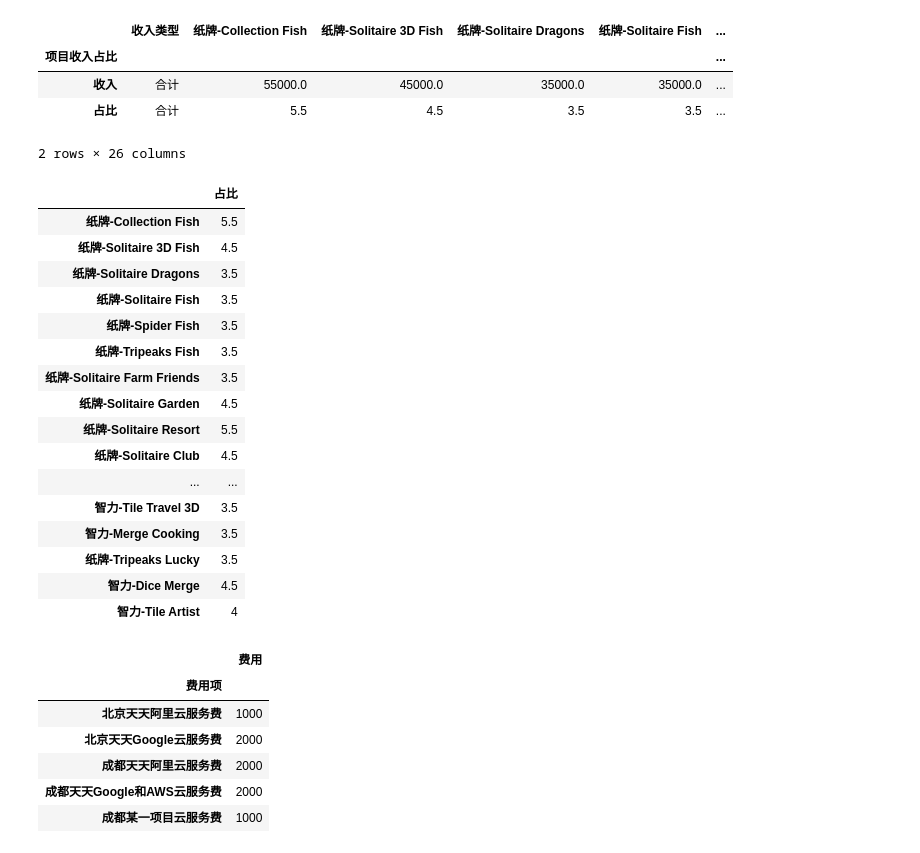
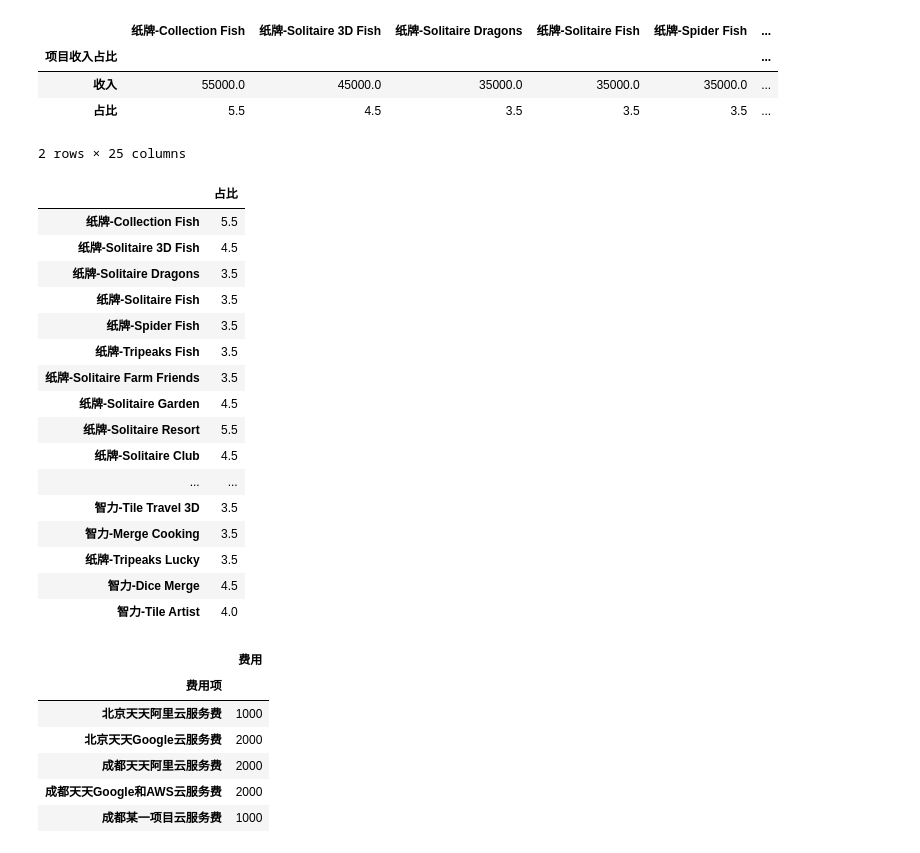
Before and after one commit to liaozhonghui/python-excel, a Jupyter notebook: 云服务费-技术服务费-运营费用.ipynb, the cells around one changed output. Cells and saved outputs as stored; diff of their text form; code cells hidden in the pictures.

```diff
--- a/云服务费-技术服务费-运营费用.ipynb
+++ b/云服务费-技术服务费-运营费用.ipynb
@@ -35,20 +35,21 @@ revenue
 # %%
 revenue = revenue.fillna(method='ffill')
 revenue_adv = revenue[revenue['收入类型'] == '广告']
 revenue_inapp = revenue[revenue['收入类型'] == '内购']
 revenue = revenue[revenue['收入类型'] == '合计']
 revenue_adv.set_index('项目收入占比',inplace=True)
 revenue_inapp.set_index('项目收入占比',inplace=True)
 revenue.set_index('项目收入占比',inplace=True)
+revenue.drop('收入类型', 1, inplace=True)
 revenue
 # %% [output]
-|  | 收入类型 | 纸牌-Collection Fish | 纸牌-Solitaire 3D Fish | 纸牌-Solitaire Dragons | 纸牌-Solitaire Fish | ... |
+|  | 纸牌-Collection Fish | 纸牌-Solitaire 3D Fish | 纸牌-Solitaire Dragons | 纸牌-Solitaire Fish | 纸牌-Spider Fish | ... |
 | 项目收入占比 |  |  |  |  |  | ... |
-| 收入 | 合计 | 55000.0 | 45000.0 | 35000.0 | 35000.0 | ... |
-| 占比 | 合计 | 5.5 | 4.5 | 3.5 | 3.5 | ... |
+| 收入 | 55000.0 | 45000.0 | 35000.0 | 35000.0 | 35000.0 | ... |
+| 占比 | 5.5 | 4.5 | 3.5 | 3.5 | 3.5 | ... |
-2 rows × 26 columns
+2 rows × 25 columns
 # %%
-revenue_percent = revenue.loc['占比'][1:]
+revenue_percent = revenue.loc['占比'][0:]
 revenue_percent_df = pd.DataFrame(revenue_percent)
 revenue_percent_df
 # %% [output]
@@ -68,7 +69,7 @@ revenue_percent_df
 | 智力-Merge Cooking | 3.5 |
 | 纸牌-Tripeaks Lucky | 3.5 |
 | 智力-Dice Merge | 4.5 |
-| 智力-Tile Artist | 4 |
+| 智力-Tile Artist | 4.0 |
 # %%
 cloud = pd.read_excel(excel_name, sheet_name=sheet_name['source']['cloud'])
 cloud.set_index('费用项',inplace=True)
```
Also changed, not shown: parts of 13 cells of this notebook, 4 other files.
